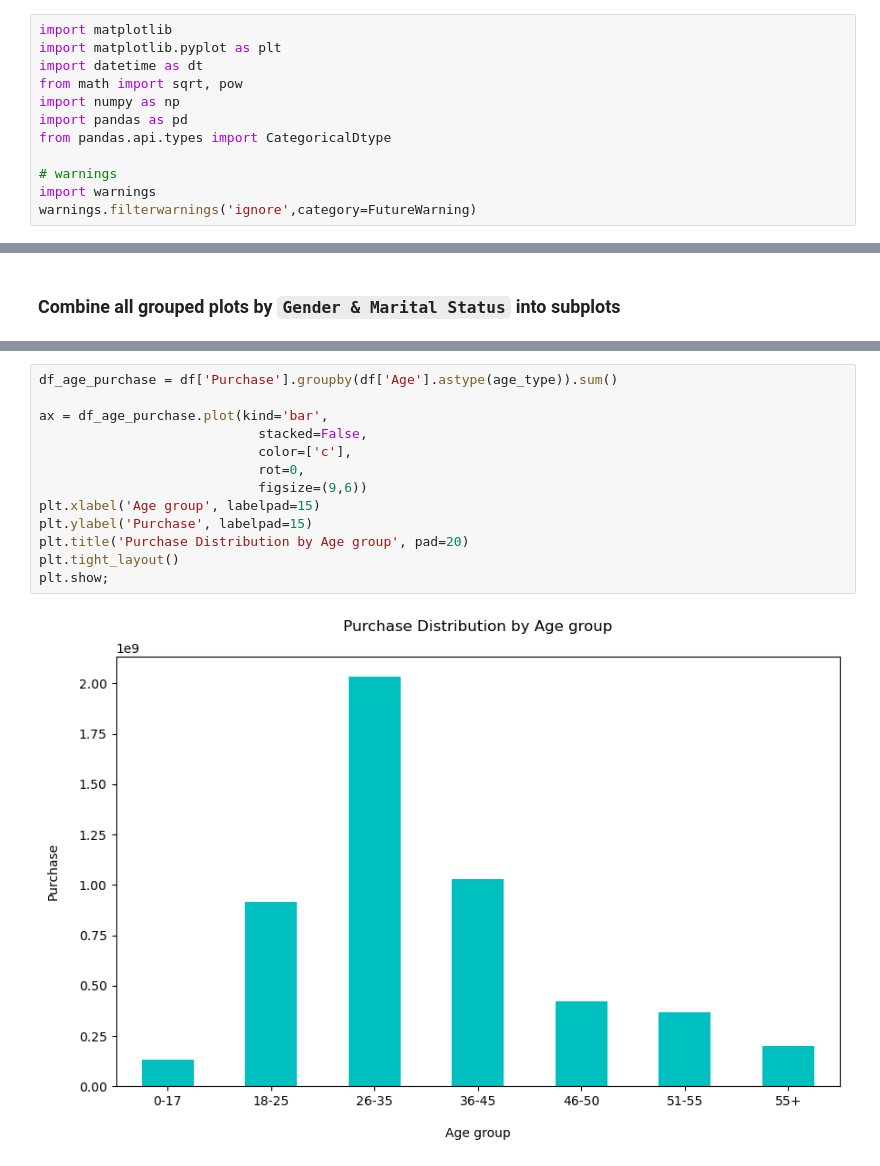
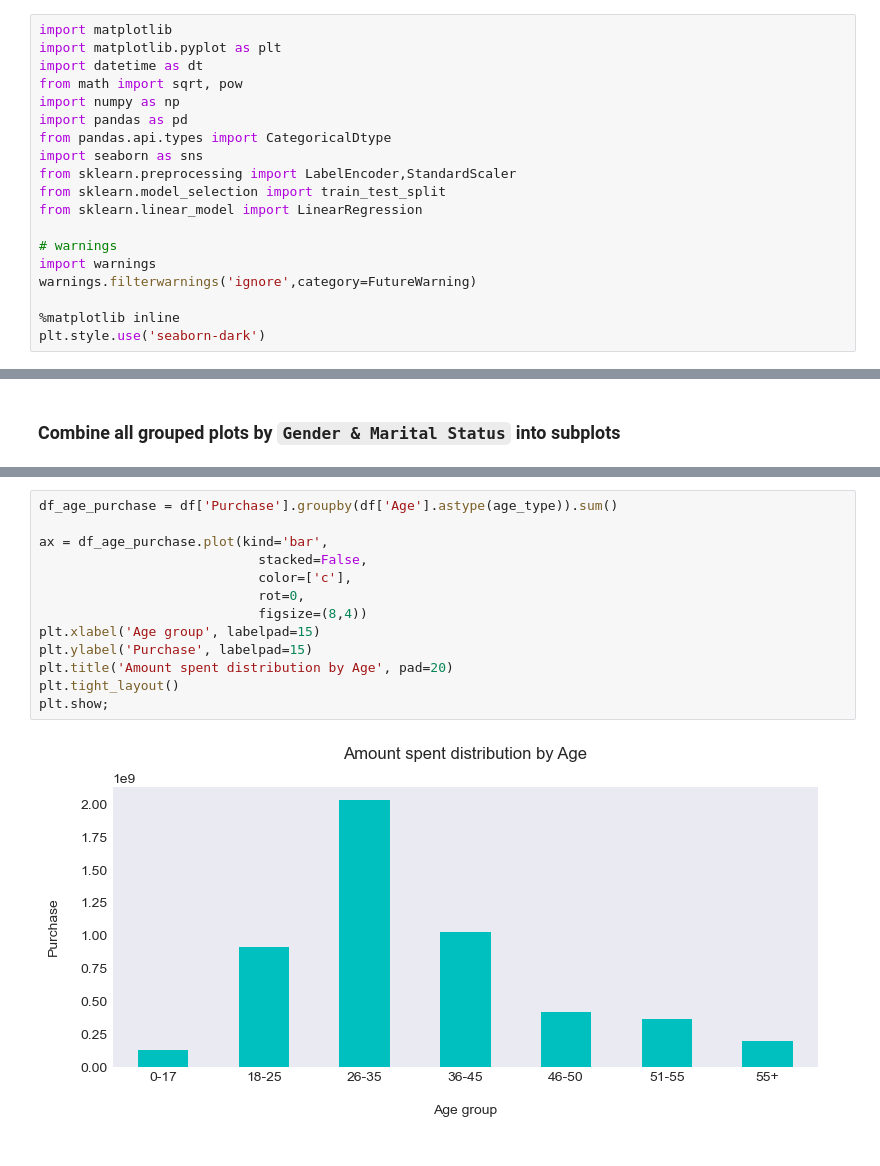
Before and after one commit to nguyenminhthuy/da-course-cybersoft, a Jupyter notebook: pj-black-friday-sales/black-friday-sales.ipynb, the cells around one changed output, grey strips where cells are left out. Saved outputs shown, nothing was run; the diff lists cells and outputs as text.

```diff
--- a/pj-black-friday-sales/black-friday-sales.ipynb
+++ b/pj-black-friday-sales/black-friday-sales.ipynb
@@ -46,10 +90,17 @@ from math import sqrt, pow
 import numpy as np
 import pandas as pd
 from pandas.api.types import CategoricalDtype
+import seaborn as sns
+from sklearn.preprocessing import LabelEncoder,StandardScaler
+from sklearn.model_selection import train_test_split
+from sklearn.linear_model import LinearRegression
 
 # warnings
 import warnings
 warnings.filterwarnings('ignore',category=FutureWarning)
+
+%matplotlib inline
+plt.style.use('seaborn-dark')
 # %%
 df = pd.read_csv("data/black-friday-sales-eda.csv", low_memory=False)
 df.info()
@@ -670,15 +796,15 @@ plt.show;
 # %%
 df_age_purchase = df['Purchase'].groupby(df['Age'].astype(age_type)).sum()
 
 ax = df_age_purchase.plot(kind='bar',
                             stacked=False,
                             color=['c'],
                             rot=0,
-                            figsize=(9,6))
+                            figsize=(8,4))
 plt.xlabel('Age group', labelpad=15)
 plt.ylabel('Purchase', labelpad=15)
-plt.title('Purchase Distribution by Age group', pad=20)
+plt.title('Amount spent distribution by Age', pad=20)
 plt.tight_layout()
 plt.show;
 # %% [output]
-[figure, old version]
+[figure, new version]
```
Also changed, not shown: parts of 52 cells of this notebook.
